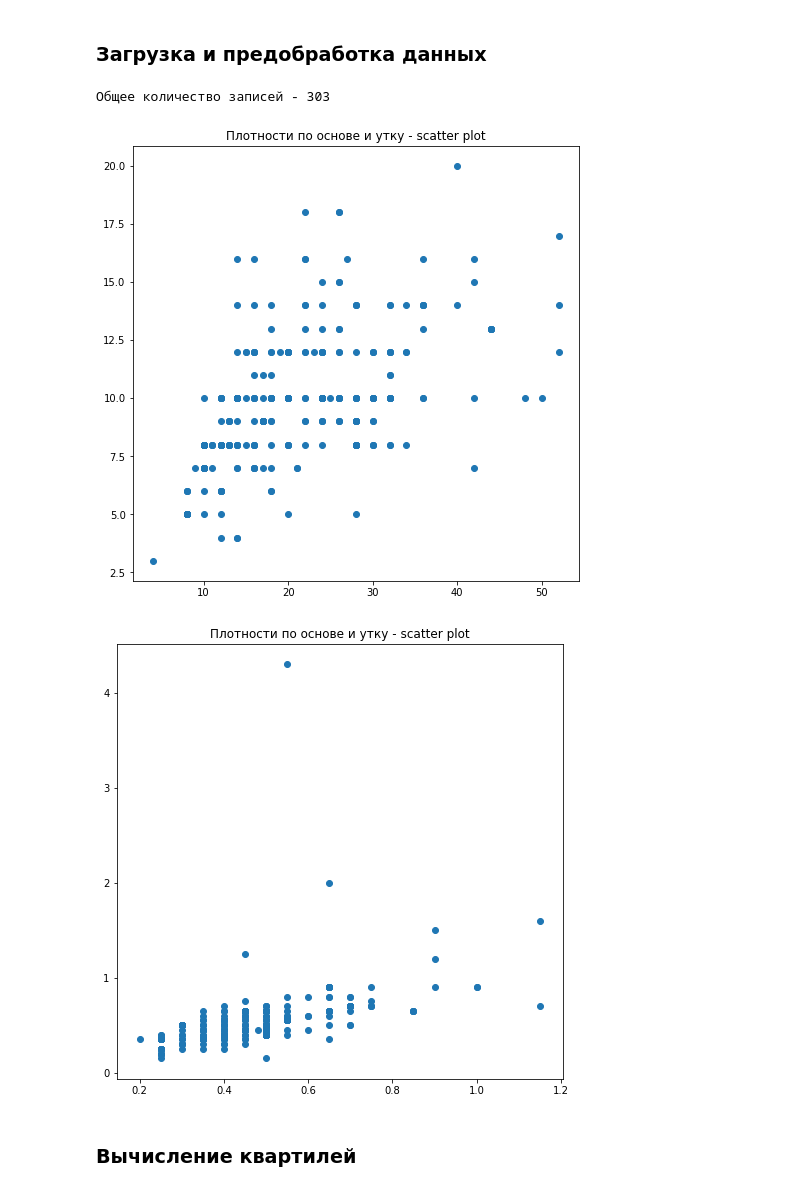
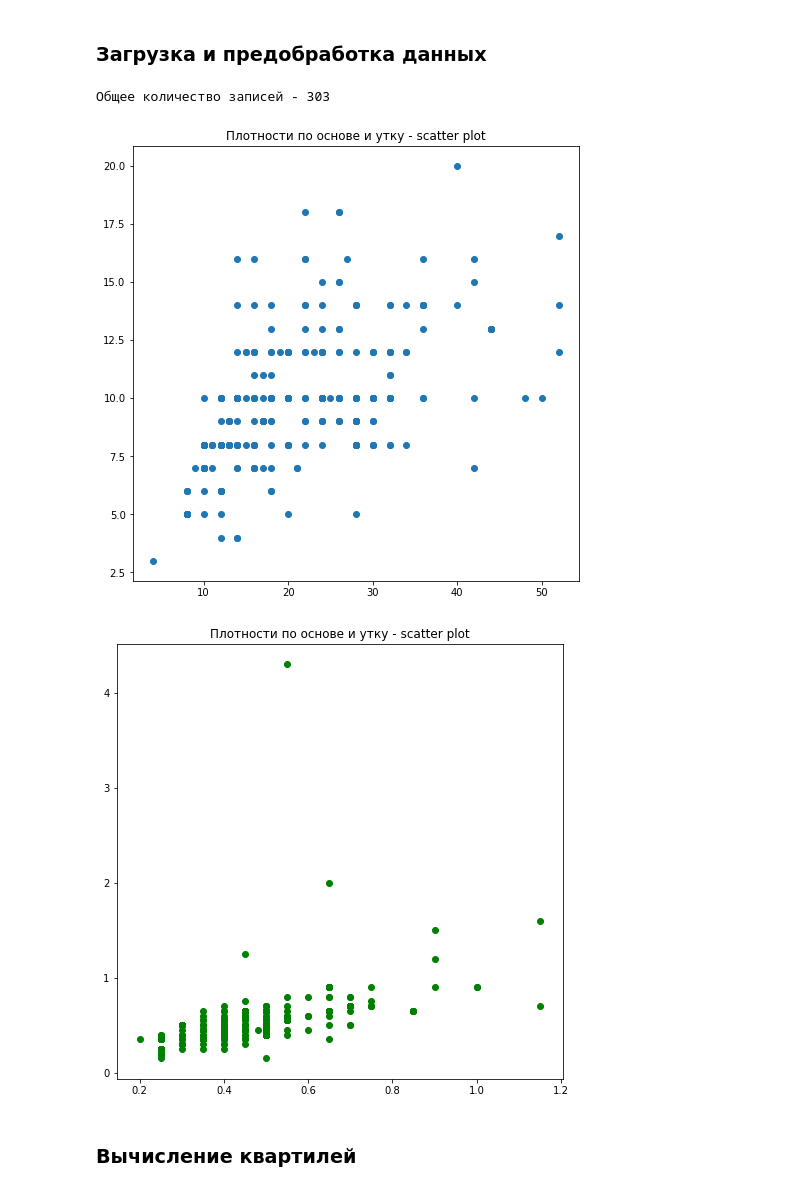
Before and after one commit to streltcov/textile_data, a Jupyter notebook: notebook.ipynb, the cells around one changed output. Cells and saved outputs as stored; diff of their text form; code cells hidden in the pictures.

```diff
--- a/notebook.ipynb
+++ b/notebook.ipynb
@@ -85,37 +97,37 @@ textiles['warp_weft'] = round((textiles['warp_dens'] / textiles['weft_dens']), 2
 
 ########################################################################################################################
 
 # Добавление признака density_coefficient;
 textiles['density_coefficient'] = round((textiles['warp_dens'] / textiles['weft_dens']), 2)
 
 ########################################################################################################################
 
 print()
 # print(textiles.head())
 print()
 print("Общее количество записей - " + str(len_textiles), end="\n\n\n")
 
 ########################################################################################################################
 
-ax, axes = pyplot.subplots(figsize=[8, 8])
+fig, ax = pyplot.subplots(figsize=[8, 8])
 pyplot.scatter(textiles['warp_dens'].tolist(), textiles['weft_dens'].tolist())
 pyplot.title('Плотности по основе и утку - scatter plot')
 pyplot.show()
 
 print("\n\n")
 
 ########################################################################################################################
 
-ax, axes = pyplot.subplots(figsize=[8, 8])
-pyplot.scatter(textiles['warp_nominal'].tolist(), textiles['weft_nominal'].tolist())
+fig, ax = pyplot.subplots(figsize=[8, 8])
+ax = pyplot.scatter(textiles['warp_nominal'].tolist(), textiles['weft_nominal'].tolist(), color='green')
 pyplot.title('Плотности по основе и утку - scatter plot')
 pyplot.show()
 
 ########################################################################################################################
 # %% [output]
 Общее количество записей - 303
 [figure]
-[figure, old version]
+[figure, new version]
 # %% [markdown]
 ### Вычисление квартилей
 # %%
```
Also changed, not shown: parts of 11 cells of this notebook.
